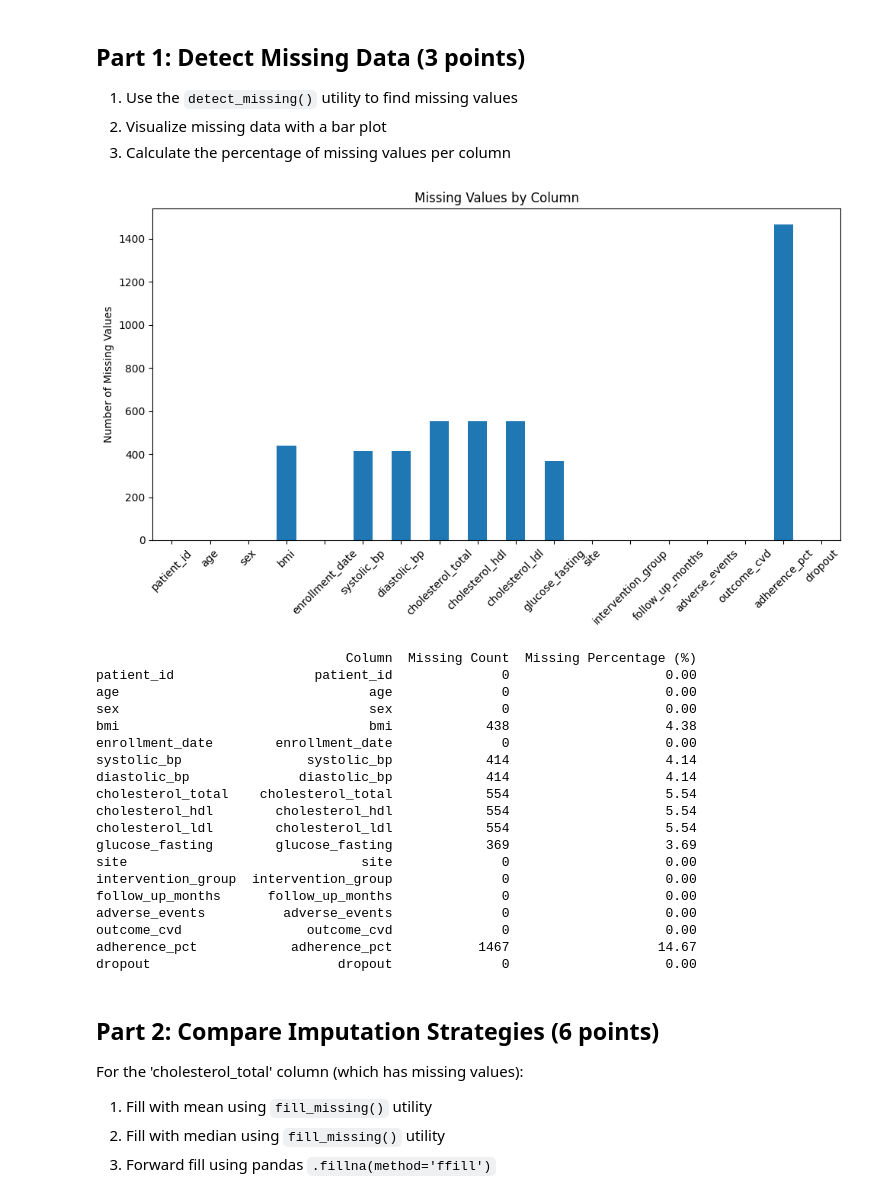
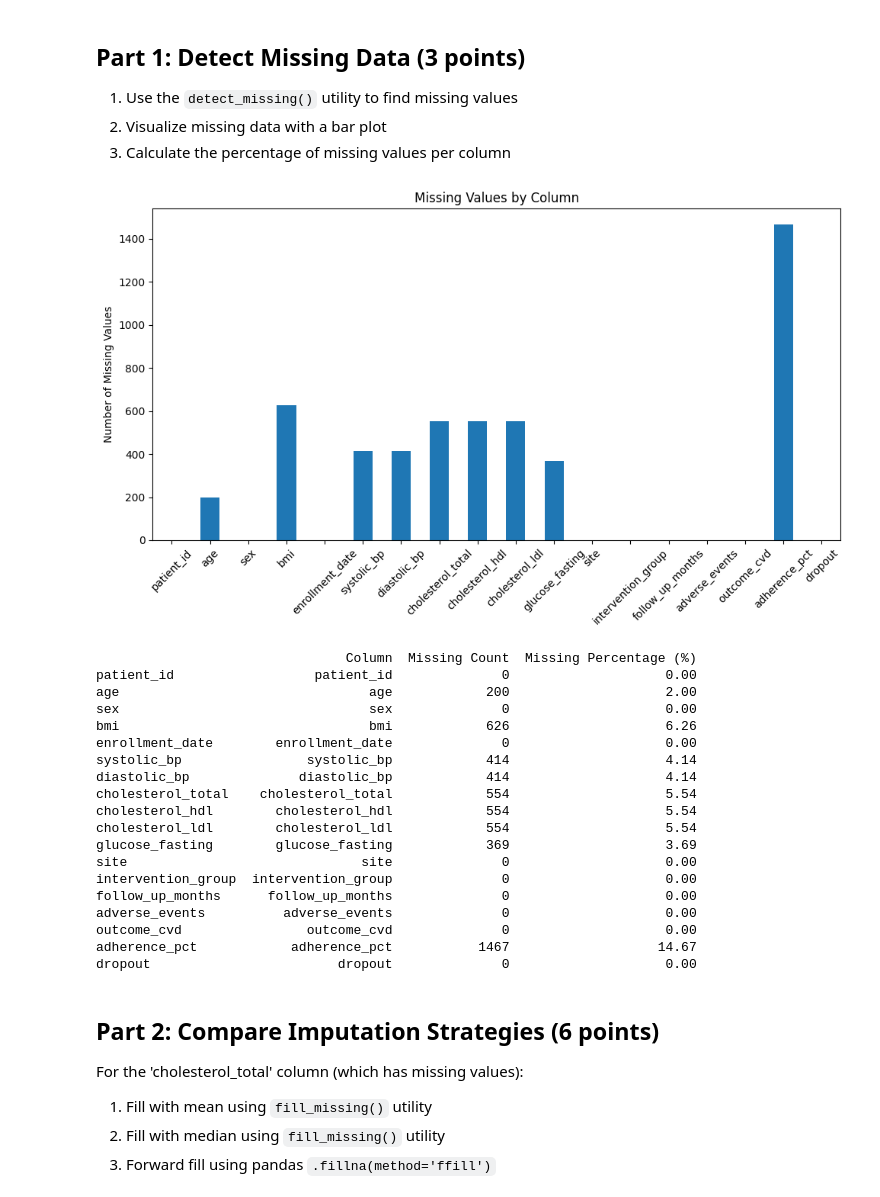
Before and after one commit to UCSF-DataSci/ds217-midterm-audreysu8, a Jupyter notebook: q5_missing_data.ipynb, the cells around one changed output. Saved outputs shown, nothing was run; the diff lists cells and outputs as text; code cells hidden in the pictures.

```diff
--- a/q5_missing_data.ipynb
+++ b/q5_missing_data.ipynb
@@ -61,29 +61,32 @@ Loaded 10000 patients with 18 variables
 # %%
 # TODO: Detect and analyze missing data
 # 1. Use detect_missing(df) to get missing value counts
 # 2. Calculate percentage of missing values per column
 # 3. Print both counts and percentages
 # 4. Identify which columns have missing data
 
 # Optional: Use the visualization function above to create a bar chart
 # visualize_missing_data(missing_counts)
+df = clean_data(df, sentinel_value = -999)
+df = clean_data(df, sentinel_value = -1)
+
 missing = detect_missing(df)
 visualize_missing_data(missing)
 
 missing_summary = pd.DataFrame({
     'Column': missing.index,
     'Missing Count': missing.values,
     'Missing Percentage (%)': (missing / len(df)) * 100
 })
 
 print(missing_summary)
 # %% [output]
-[figure, old version]
+[figure, new version]
                                 Column  Missing Count  Missing Percentage (%)
 patient_id                  patient_id              0                    0.00
-age                                age              0                    0.00
+age                                age            200                    2.00
 sex                                sex              0                    0.00
-bmi                                bmi            438                    4.38
+bmi                                bmi            626                    6.26
 enrollment_date        enrollment_date              0                    0.00
 systolic_bp                systolic_bp            414                    4.14
 diastolic_bp              diastolic_bp            414                    4.14
```
Also changed, not shown: parts of 2 cells of this notebook.
